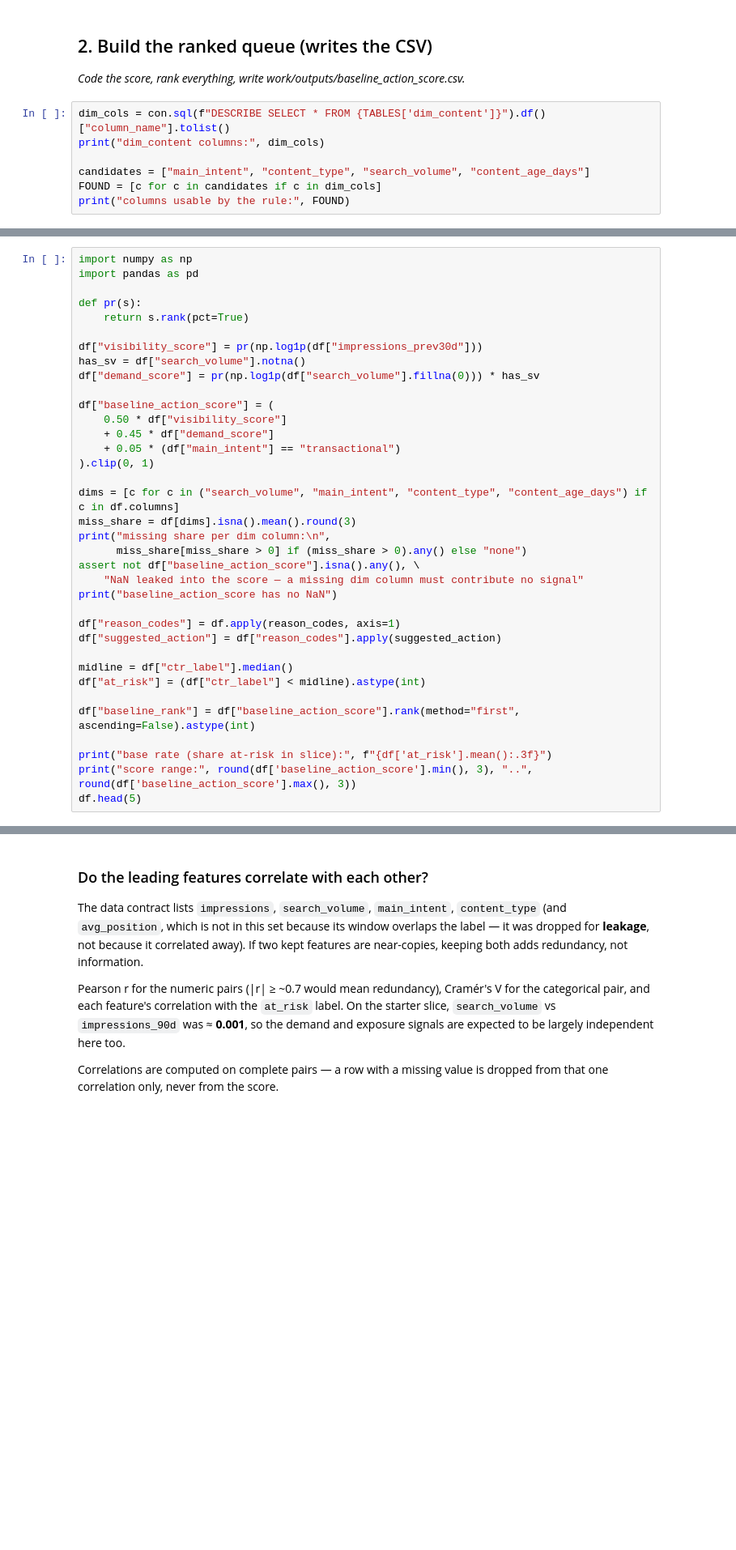
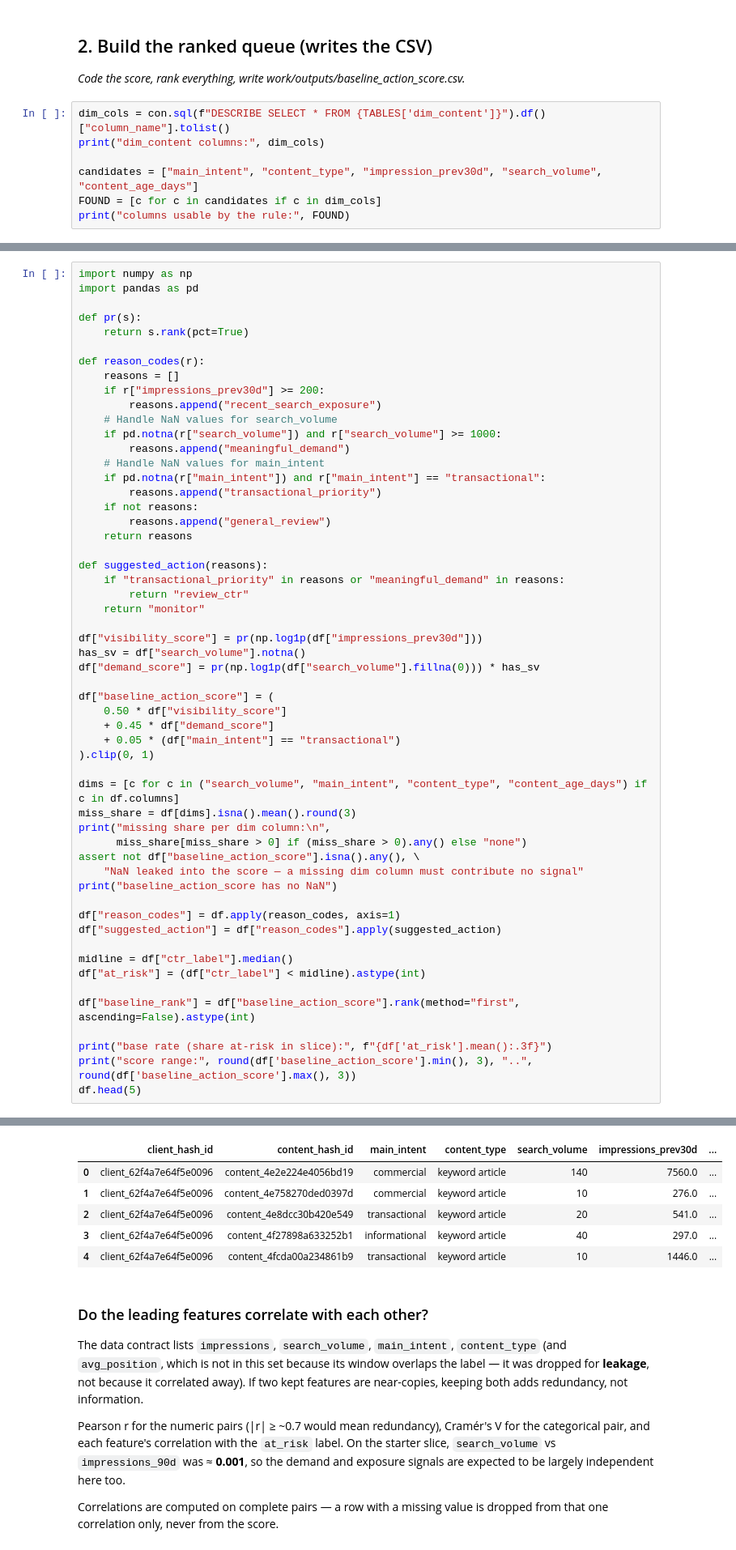
Before and after one commit to manofvalour/ML_engineering_internship_project, a Jupyter notebook: work/notebooks/w04_baseline_score.ipynb, the cells around one changed output, grey strips where cells are left out. Shown at 81% size. Saved outputs shown, nothing was run; the diff lists cells and outputs as text; blank space fills up the shorter version.

```diff
--- a/work/notebooks/w04_baseline_score.ipynb
+++ b/work/notebooks/w04_baseline_score.ipynb
@@ -97,7 +97,7 @@ def precision_at_k(scores, labels, k):
 dim_cols = con.sql(f"DESCRIBE SELECT * FROM {TABLES['dim_content']}").df()["column_name"].tolist()
 print("dim_content columns:", dim_cols)
 
-candidates = ["main_intent", "content_type", "search_volume", "content_age_days"]
+candidates = ["main_intent", "content_type", "impression_prev30d", "search_volume", "content_age_days"]
 FOUND = [c for c in candidates if c in dim_cols]
 print("columns usable by the rule:", FOUND)
 # %% [output]
@@ -154,6 +162,25 @@ import pandas as pd
 
 def pr(s):
     return s.rank(pct=True)
+
+def reason_codes(r):
+    reasons = []
+    if r["impressions_prev30d"] >= 200:
+        reasons.append("recent_search_exposure")
+    # Handle NaN values for search_volume
+    if pd.notna(r["search_volume"]) and r["search_volume"] >= 1000:
+        reasons.append("meaningful_demand")
+    # Handle NaN values for main_intent
+    if pd.notna(r["main_intent"]) and r["main_intent"] == "transactional":
+        reasons.append("transactional_priority")
+    if not reasons:
+        reasons.append("general_review")
+    return reasons
+
+def suggested_action(reasons):
+    if "transactional_priority" in reasons or "meaningful_demand" in reasons:
+        return "review_ctr"
+    return "monitor"
 
 df["visibility_score"] = pr(np.log1p(df["impressions_prev30d"]))
 has_sv = df["search_volume"].notna()
@@ -184,3 +211,4 @@ df["baseline_rank"] = df["baseline_action_score"].rank(method="first", ascending
 print("base rate (share at-risk in slice):", f"{df['at_risk'].mean():.3f}")
 print("score range:", round(df['baseline_action_score'].min(), 3), "..", round(df['baseline_action_score'].max(), 3))
 df.head(5)
+# %% [output]
@@ -187,3 +222,9 @@ df.head(5)
+|  | client_hash_id | content_hash_id | main_intent | content_type | search_volume | impressions_prev30d | ... |
+| 0 | client_62f4a7e64f5e0096 | content_4e2e224e4056bd19 | commercial | keyword article | 140 | 7560.0 | ... |
+| 1 | client_62f4a7e64f5e0096 | content_4e758270ded0397d | commercial | keyword article | 10 | 276.0 | ... |
+| 2 | client_62f4a7e64f5e0096 | content_4e8dcc30b420e549 | transactional | keyword article | 20 | 541.0 | ... |
+| 3 | client_62f4a7e64f5e0096 | content_4f27898a633252b1 | informational | keyword article | 40 | 297.0 | ... |
+| 4 | client_62f4a7e64f5e0096 | content_4fcda00a234861b9 | transactional | keyword article | 10 | 1446.0 | ... |
 # %% [markdown]
 ### Do the leading features correlate with each other?
 
```
Also changed, not shown: parts of 19 cells of this notebook.
